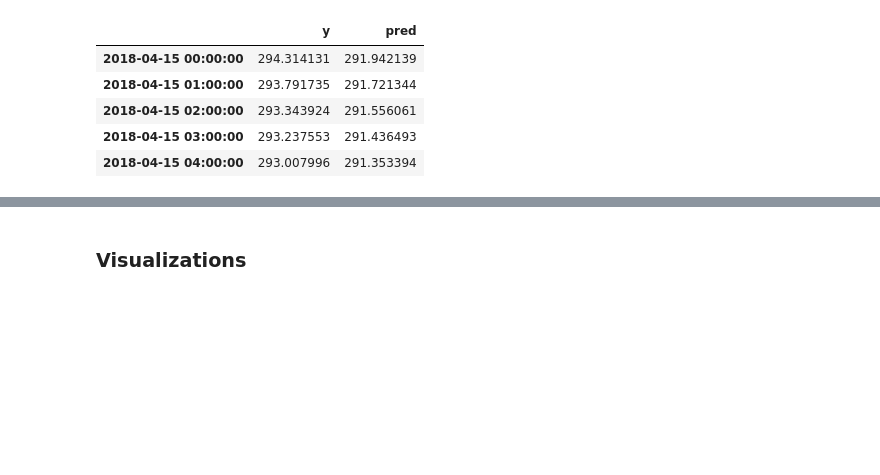
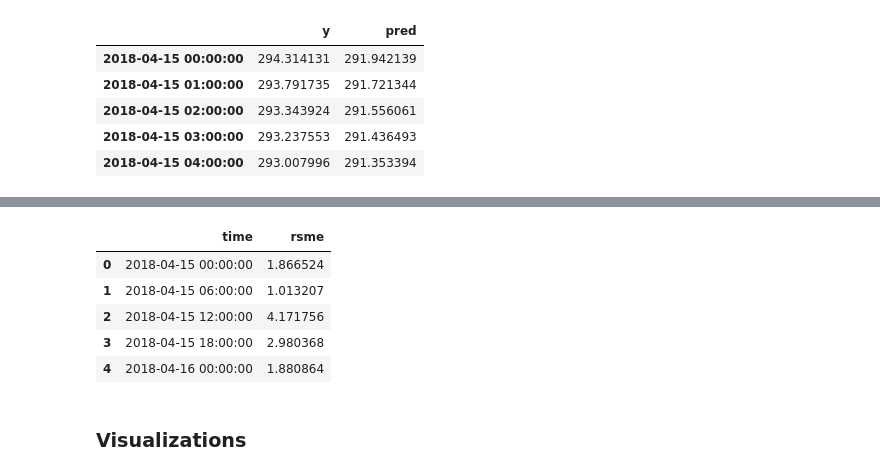
Before and after one commit to climatempo/challenge-accepted-python, a Jupyter notebook: notebooks/eda.ipynb, the cells around one changed output, grey strips where cells are left out. Cells and saved outputs as stored; diff of their text form; code cells hidden in the pictures; blank space fills up the shorter version.

```diff
--- a/notebooks/eda.ipynb
+++ b/notebooks/eda.ipynb
@@ -363,6 +367,21 @@ df.head()
 | 2018-04-15 02:00:00 | 293.343924 | 291.556061 | 1.787863 |
 | 2018-04-15 03:00:00 | 293.237553 | 291.436493 | 1.801060 |
 | 2018-04-15 04:00:00 | 293.007996 | 291.353394 | 1.654602 |
+# %%
+# calculate the root mean squared error for every 6 hours period
+rsme_6hrs = df["error"].resample("6H").mean()
+# %%
+rsme_6hrs = rsme_6hrs.reset_index()
+# %%
+rsme_6hrs.columns = ["time", "rsme"]
+rsme_6hrs.head()
+# %% [output]
+|  | time | rsme |
+| 0 | 2018-04-15 00:00:00 | 1.866524 |
+| 1 | 2018-04-15 06:00:00 | 1.013207 |
+| 2 | 2018-04-15 12:00:00 | 4.171756 |
+| 3 | 2018-04-15 18:00:00 | 2.980368 |
+| 4 | 2018-04-16 00:00:00 | 1.880864 |
 # %% [markdown]
 ### Visualizations
 # %%
```
Also changed, not shown: parts of 13 cells of this notebook, 1 other file.
